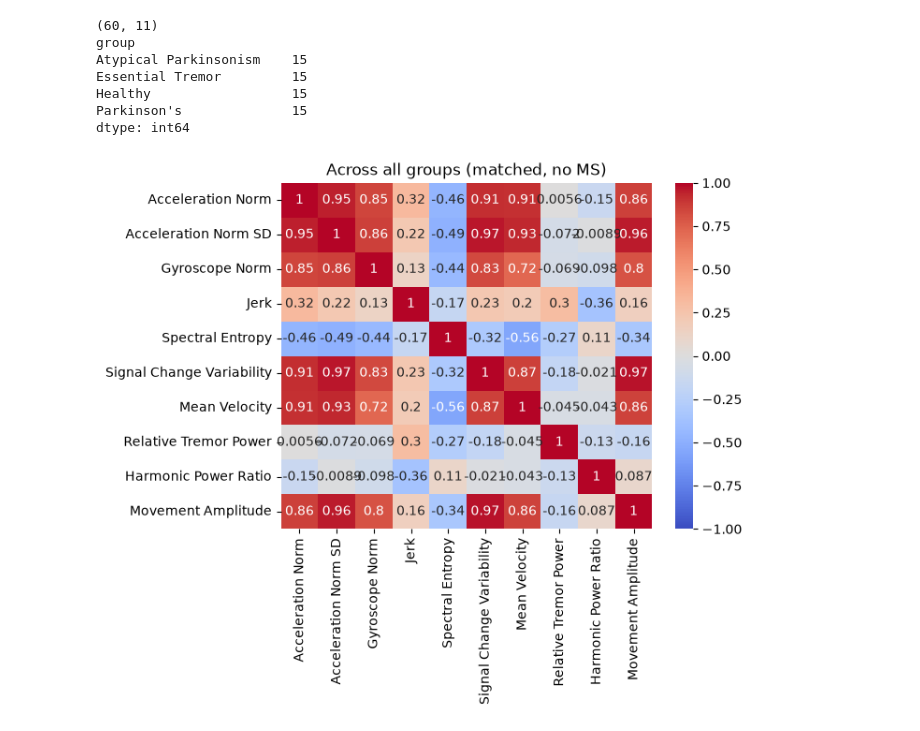
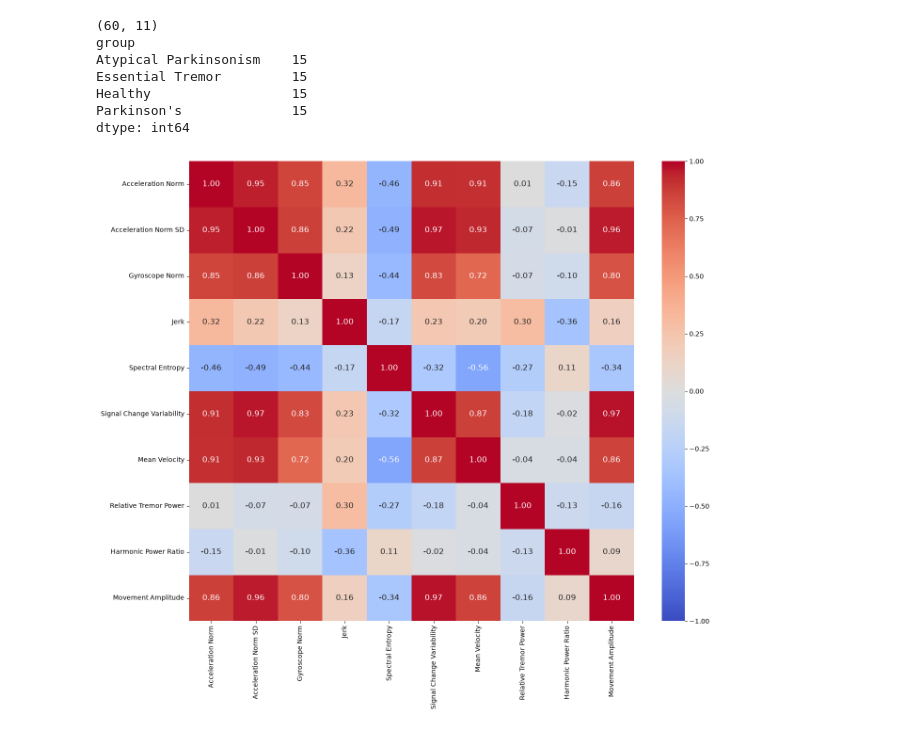
Before and after one commit to rishireti/ddc, a Jupyter notebook: notebooks/correlation_all.ipynb, the cells around one changed output. Cells and saved outputs as stored; diff of their text form; code cells hidden in the pictures.

```diff
--- a/notebooks/correlation_all.ipynb
+++ b/notebooks/correlation_all.ipynb
@@ -131,11 +131,13 @@ Healthy                  15
 Parkinson's              15
 dtype: int64
 # %%
-sns.heatmap(df.drop(columns=["group"]).corr(), annot=True, cmap="coolwarm", vmin=-1, vmax=1)
-plt.title("Across all groups (matched, no MS)")
+plt.figure(figsize=(14, 12))
+sns.heatmap(df.drop(columns=["group"]).corr(), annot=True, fmt=".2f", cmap="coolwarm", vmin=-1, vmax=1,
+            annot_kws={"size": 12})
+plt.tight_layout()
 plt.show()
 # %% [output]
-[figure, old version]
+[figure, new version]
 # %%
 for g in groups:
     sub = df[df["group"] == g].drop(columns=["group"])
```
Also changed, not shown: parts of 1 cell of this notebook, 6 other files.
